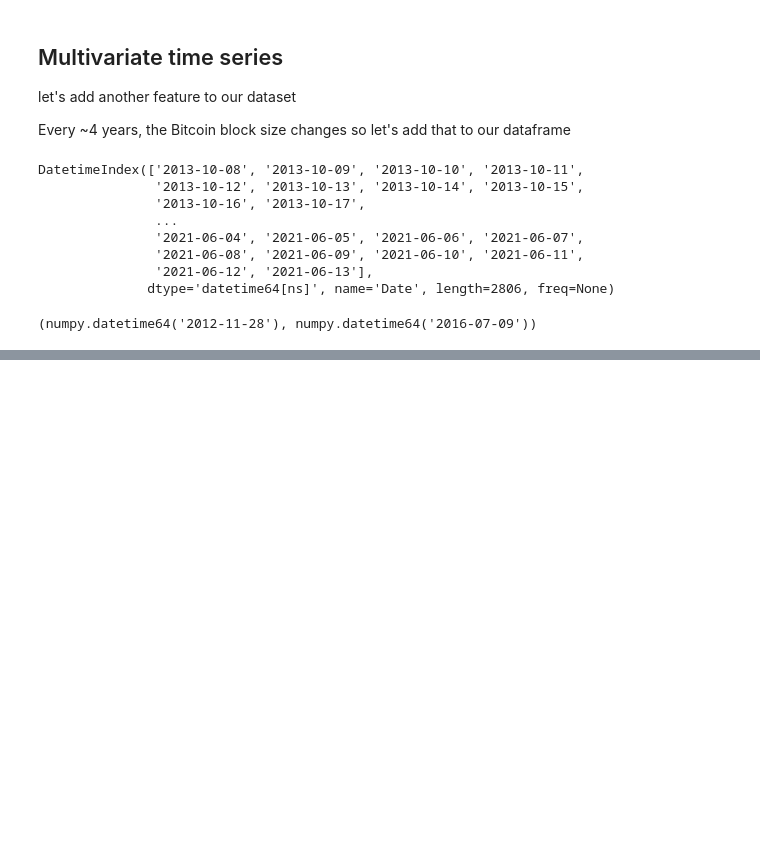
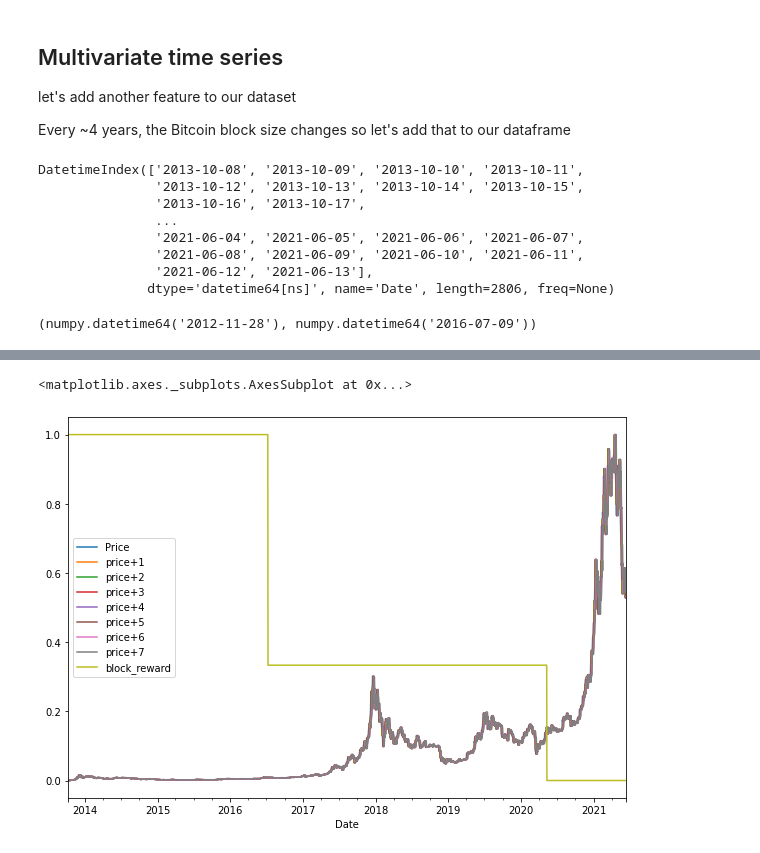
Before and after one commit to manhanton/DataInsight, a Jupyter notebook: TF_Decision_forests.ipynb, the cells around one changed output, grey strips where cells are left out. Drawn from its saved outputs; the diff is of its cells as text; code cells hidden in the pictures; blank space fills up the shorter version.

```diff
--- a/TF_Decision_forests.ipynb
+++ b/TF_Decision_forests.ipynb
@@ -389,0 +402,6 @@ block_reward_2_datetime, block_reward_3_datetime
+# %%
+bitcoin_prices_block.iloc[:block_reward_2_days, -1] = block_reward_2
+# %%
+bitcoin_prices_block.iloc[block_reward_2_days:block_reward_3_days,-1] = block_reward_3
+# %%
+bitcoin_prices_block.iloc[block_reward_3_days:,-1] = block_reward_4
@@ -389,0 +418,12 @@ block_reward_2_datetime, block_reward_3_datetime
+# %%
+bitcoin_prices_block.dropna(inplace=True)
+# %%
+from sklearn.preprocessing import minmax_scale
+scaled_price_block_df = pd.DataFrame(minmax_scale(bitcoin_prices_block),
+                                     columns=bitcoin_prices_block.columns,
+                                     index=bitcoin_prices_block.index)
+
+scaled_price_block_df.plot(figsize=(10,7))
+# %% [output]
+<matplotlib.axes._subplots.AxesSubplot at 0x...>
+[figure, added]
```
Also changed, not shown: parts of 37 cells of this notebook.
